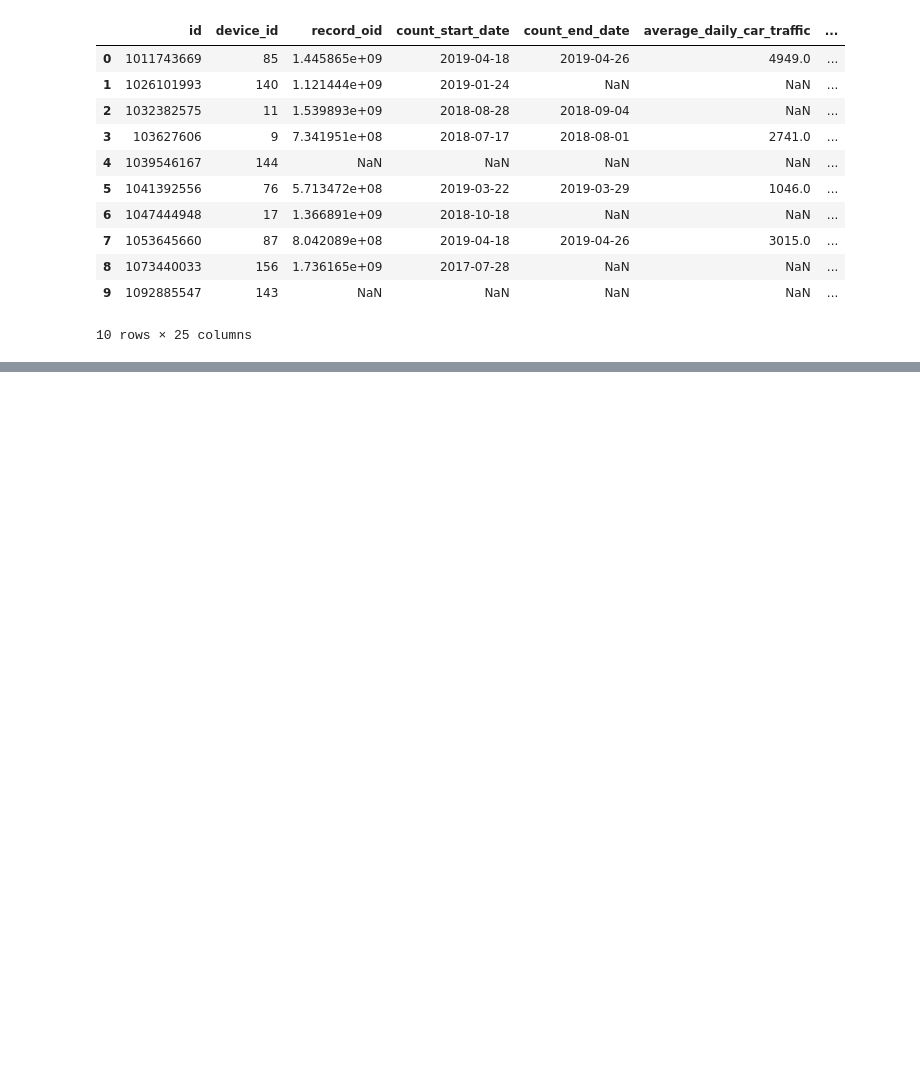
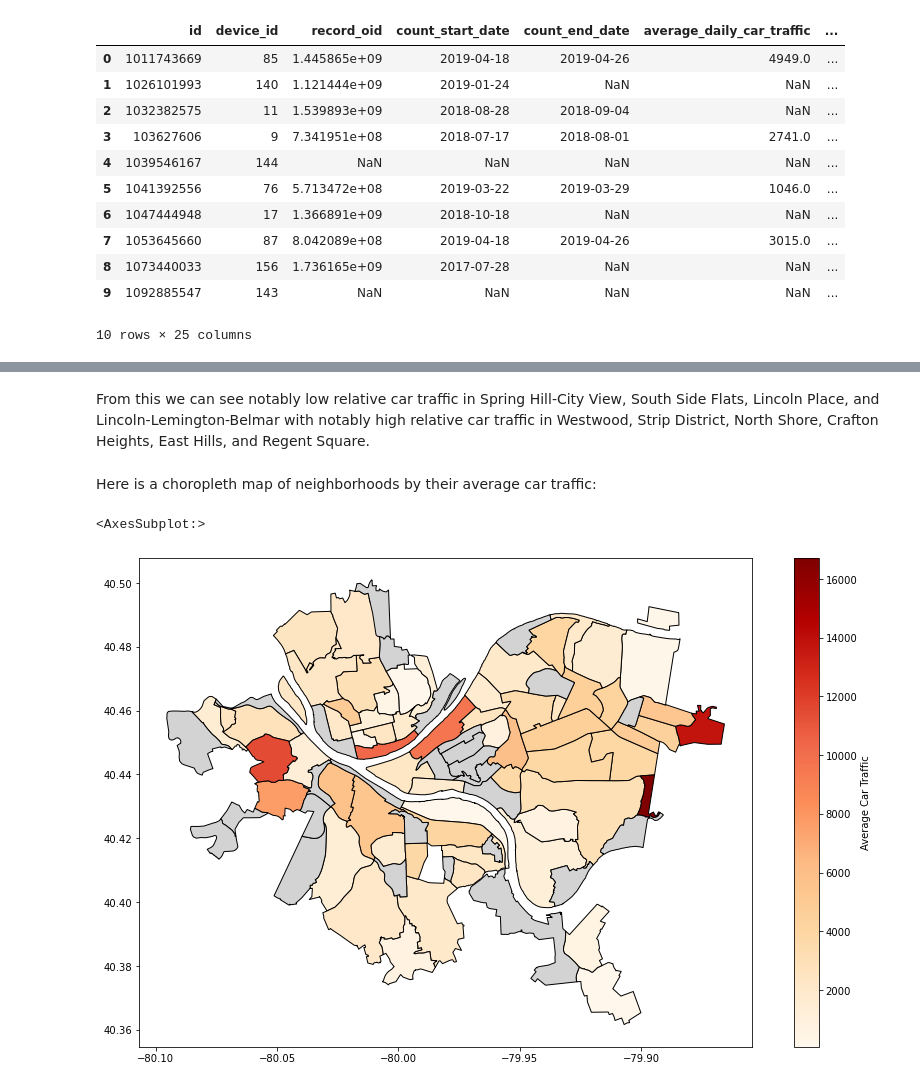
Before and after one commit to AndyDobrowolski/0010FinalProject, a Jupyter notebook: Nafee.ipynb, the cells around one changed output, grey strips where cells are left out. Drawn from its saved outputs; the diff is of its cells as text; code cells hidden in the pictures; blank space fills up the shorter version.

```diff
--- a/Nafee.ipynb
+++ b/Nafee.ipynb
@@ -48,0 +65,20 @@ print(traffic['neighborhood'].unique())
+# %% [markdown]
+From this we can see notably low relative car traffic in Spring Hill-City View, South Side Flats, Lincoln Place, and Lincoln-Lemington-Belmar with notably high relative car traffic in Westwood, Strip District, North Shore, Crafton Heights, East Hills, and Regent Square.
+# %% [markdown]
+Here is a choropleth map of neighborhoods by their average car traffic:
+# %%
+# read neighborhood dataset
+neighborhoods = geopandas.read_file("Neighborhoods/Neighborhoods_.shp")
+# merge neighborgood and trafficData
+trafficMap = neighborhoods.merge(trafficData, how='left', left_on='hood', right_on='neighborhood')
+# plot
+trafficMap.plot(column='average_daily_car_traffic',
+             cmap='OrRd',
+             edgecolor="black",
+             legend=True,
+             legend_kwds={'label':"Average Car Traffic"},
+             figsize=(15, 9),
+             missing_kwds={"color": "lightgrey"})
+# %% [output]
+<AxesSubplot:>
+[figure, added]
```
Also changed, not shown: parts of 9 cells of this notebook.
